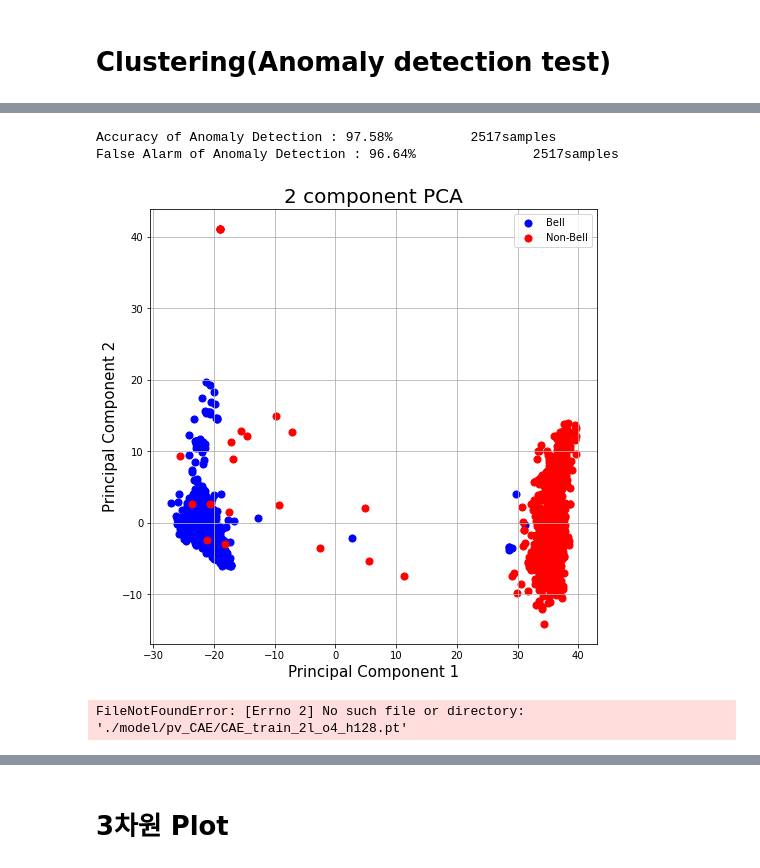
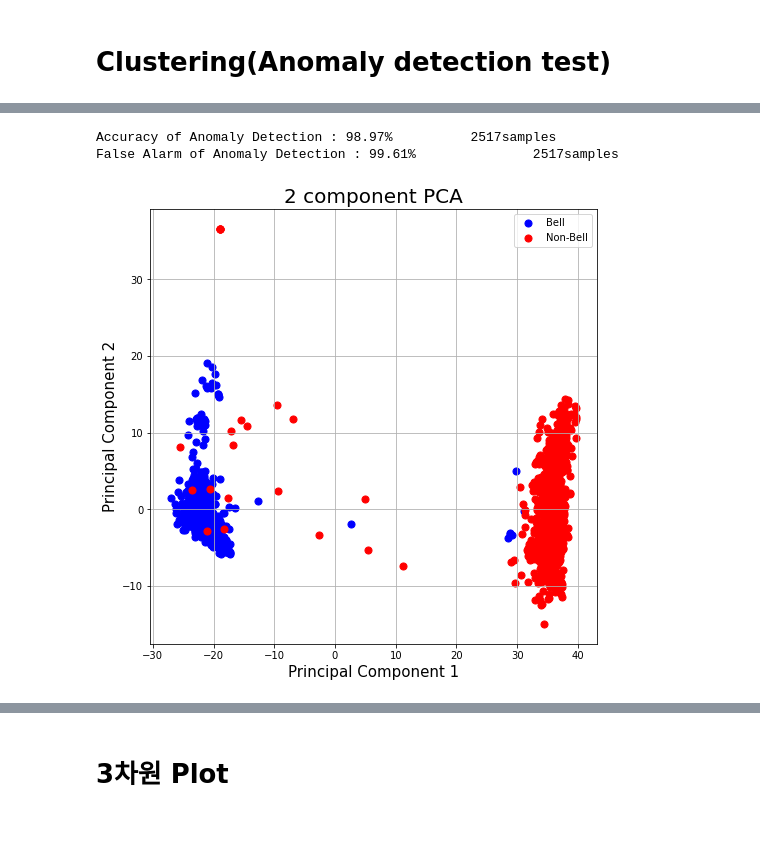
Before and after one commit to imsupsup/PV_Anomaly_Detection, a Jupyter notebook: pv_CAE_all.ipynb, the cells around one changed output, grey strips where cells are left out. Cells and saved outputs as stored; diff of their text form; code cells hidden in the pictures; blank space fills up the shorter version.

```diff
--- a/pv_CAE_all.ipynb
+++ b/pv_CAE_all.ipynb
@@ -130,7 +130,7 @@ def plot_heat(arr):
     plt.colorbar()
     plt.show()
 # %%
-train_dataset =  PV_data_3layer(df_sample, df_site_info, transform=ImageTransform())
+train_dataset =  PV_data(df_sample, df_site_info, transform=ImageTransform())
 
 train_dataloader = data.DataLoader(
     train_dataset,
@@ -355,5 +381,5 @@ def flatten(arr):
 # %%
-def test_CAE(layer = 2, outsize = 3,hidden_size = 128):
+def test_CAE_hidden(layer = 2, outsize = 3,hidden_size = 128):
     if layer ==2:
         model = CAE_Network(3,outsize,hidden_size)
     elif layer ==3:
@@ -405,7 +431,7 @@ def visualize_PCA(vector,bell):
 # %%
-def visualize_PCA_hidden(vector,bell):
+def visualize_PCA_hidden(vector,bell,dim = 2):
     # PCA로 latent vector transformation(차원축소)
-    pca = PCA(n_components = 2)
+    pca = PCA(n_components = dim)
     pca_Component = pca.fit_transform(vector)
     pca_bell = [pca_Component[bell], pca_Component[bell ==False]]
 
@@ -425,4 +451,4 @@ def visualize_PCA_hidden(vector,bell):
 
     ax.legend(targets)
     ax.grid()
-    return pca_Component
+    return pca_Component, pca
@@ -429,36 +478,19 @@ def visualize_PCA_hidden(vector,bell):
 # %%
-latent_z,latent_isbell = test_CAE(layer = 3,outsize = 2,hidden_size = 64)
-pca_Component = visualize_PCA_hidden(latent_z,latent_isbell)
+latent_z,latent_isbell = test_CAE_hidden(layer = 3,outsize = 2,hidden_size = 64)
+pca_Component,pca = visualize_PCA_hidden(latent_z,latent_isbell,dim = 10)
 
 k = 2
-c_model = KMeans(n_clusters = 4,n_init=100,max_iter=300, tol=1e-04)
+c_model = KMeans(n_clusters = k,n_init=100,max_iter=300, tol=1e-04)
 
 # pred = (c_model.fit_predict(flatten_avg(latent_z)) == 0)
 pred = (c_model.fit_predict(pca_Component) == 0) ## PCA 적용
 arr_eq = (pred == latent_isbell)
 acc = arr_eq.sum()/len(arr_eq)
 false_alarm = ((latent_isbell * pred).sum() / latent_isbell.sum())
 
 print("Accuracy of Anomaly Detection : {:2.2f}%\t\t{:4.0f}samples".format(100*acc,len(arr_eq)))
 print("False Alarm of Anomaly Detection : {:2.2f}%\t\t{:4.0f}samples".format(100*false_alarm,len(latent_isbell)))
 # %% [output]
-Accuracy of Anomaly Detection : 97.58%          2517samples
-False Alarm of Anomaly Detection : 96.64%               2517samples
+Accuracy of Anomaly Detection : 98.97%          2517samples
+False Alarm of Anomaly Detection : 99.61%               2517samples
-[figure, old version]
+[figure, new version]
-# %%
-latent_z,latent_isbell = test_CAE(layer = 2,outsize = 4)
-pca_Component = visualize_PCA(latent_z,latent_isbell)
-
-k = 2
-c_model = KMeans(n_clusters = 4,n_init=100,max_iter=300, tol=1e-04)
-
-# pred = (c_model.fit_predict(flatten_avg(latent_z)) == 0)
-pred = (c_model.fit_predict(pca_Component) == 0) ## PCA 적용
-arr_eq = (pred == latent_isbell)
-acc = arr_eq.sum()/len(arr_eq)
-false_alarm = ((latent_isbell * pred).sum() / latent_isbell.sum())
-
-print("Accuracy of Anomaly Detection : {:2.2f}%\t\t{:4.0f}samples".format(100*acc,len(arr_eq)))
-print("False Alarm of Anomaly Detection : {:2.2f}%\t\t{:4.0f}samples".format(100*false_alarm,len(latent_isbell)))
-# %% [output]
-FileNotFoundError: [Errno 2] No such file or directory: './model/pv_CAE/CAE_train_2l_o4_h128.pt'
```
Also changed, not shown: parts of 26 cells of this notebook.
